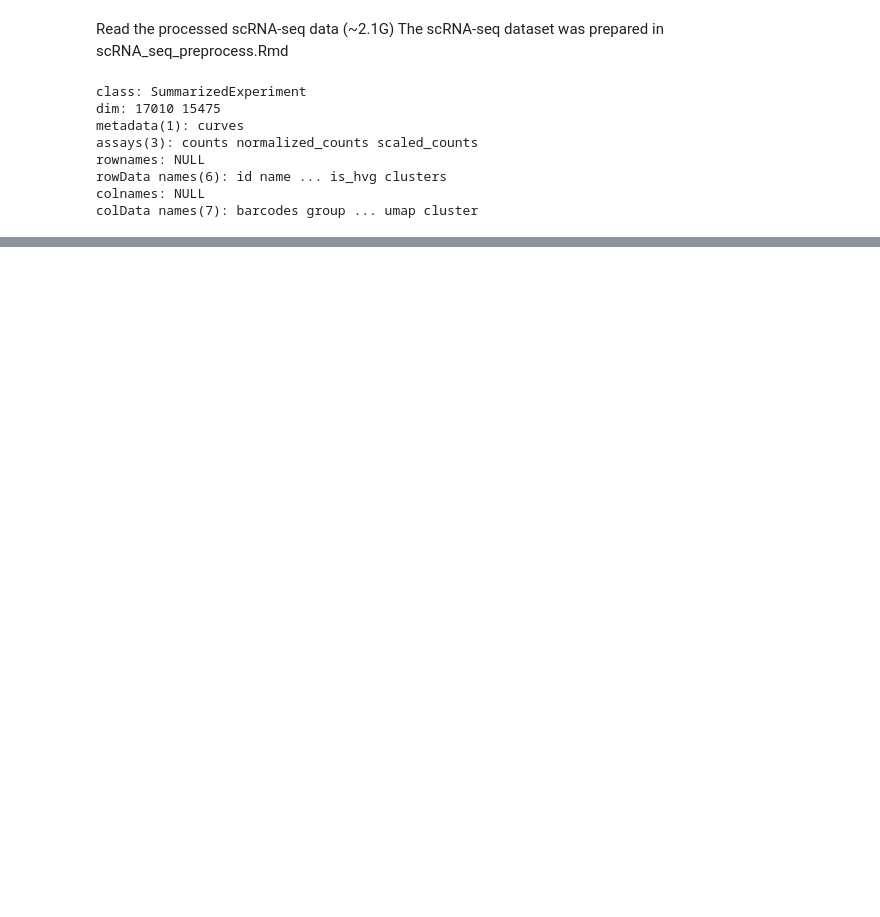
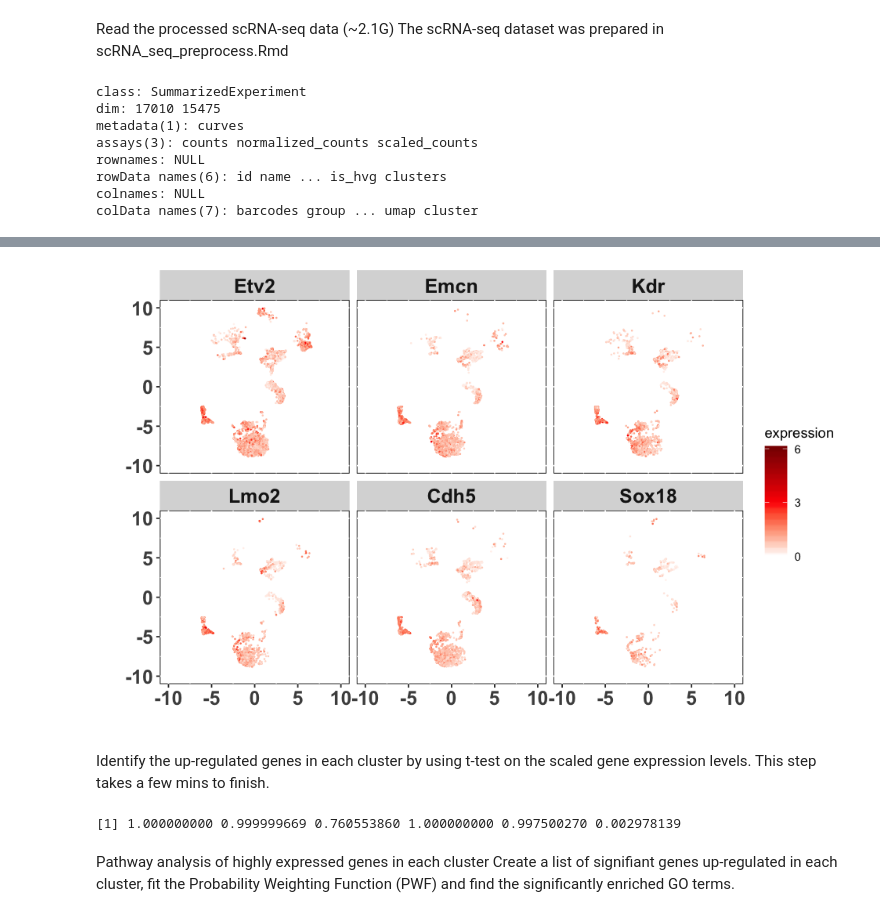
Before and after one commit to gongx030/Etv2_pioneer, a Jupyter notebook: scRNA_seq_analysis.ipynb, the cells around one changed output, grey strips where cells are left out. Cells and saved outputs as stored; diff of their text form; code cells hidden in the pictures; blank space fills up the shorter version.

```diff
--- a/scRNA_seq_analysis.ipynb
+++ b/scRNA_seq_analysis.ipynb
@@ -44,0 +115,40 @@ colData names(7): barcodes group ... umap cluster
+# %%
+X <- assays(se)$normalized_counts
+rownames(X) <- rowData(se)$name
+gs <- c(
+   'Etv2', 'Emcn', 'Kdr', 'Lmo2', 'Cdh5', 'Sox18'
+)
+d <- do.call('rbind', lapply(gs, function(g){
+   x <- X[g, ]
+   m <- which(x > 0.1)
+   data.frame(gene = g, x = colData(se)$umap[m, 1], y = colData(se)$umap[m, 2], expression = x[m])
+}))
+
+b <- c(0, 3, 6)
+options(repr.plot.width=8, repr.plot.height=5)
+ggplot(d, aes(x = x, y = y, color = expression)) + geom_point(size = 0.25, shape = 20) +
+   scale_color_gradientn(limits = c(0, max(b)), colours=c("white", "red", "darkred"), breaks=b, labels=format(b)) +
+   theme(panel.background = element_rect(fill = 'white', colour = 'black')) +
+   xlab('') + ylab('') +
+   facet_wrap(~ gene, ncol = 3) +
+   theme(strip.text.x = element_text(size = 15, face = 'bold')) +
+   theme(axis.text = element_text(size = 15, face = 'bold')) +
+   xlim(-10, 10) + ylim(-10, 10)
+# %% [output]
+[figure, added]
+# %% [markdown]
+Identify the up-regulated genes in each cluster by using t-test on the scaled gene expression levels.
+This step takes a few mins to finish.
+# %%
+X <- assays(se)$scaled_counts
+clust <- colData(se)$cluster
+h <- 7 # Flk1+ cell cluster
+pvalues <- mclapply(
+  1:nrow(X), function(i) wilcox.test(X[i, clust == h], X[i, clust != h], alternative = 'greater')$p.value,
+  mc.cores = 4) %>% unlist()
+head(pvalues)
+# %% [output]
+[1] 1.000000000 0.999999669 0.760553860 1.000000000 0.997500270 0.002978139
+# %% [markdown]
+Pathway analysis of highly expressed genes in each cluster
+Create a list of signifiant genes up-regulated in each cluster, fit the Probability Weighting Function (PWF) and find the significantly enriched GO terms.
```
Also changed, not shown: parts of 14 cells of this notebook.
